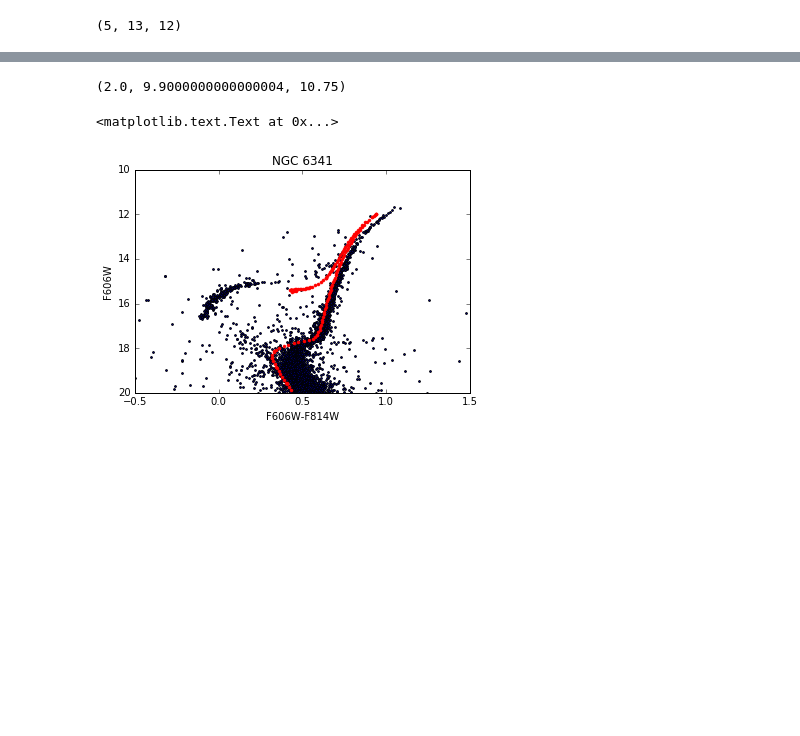
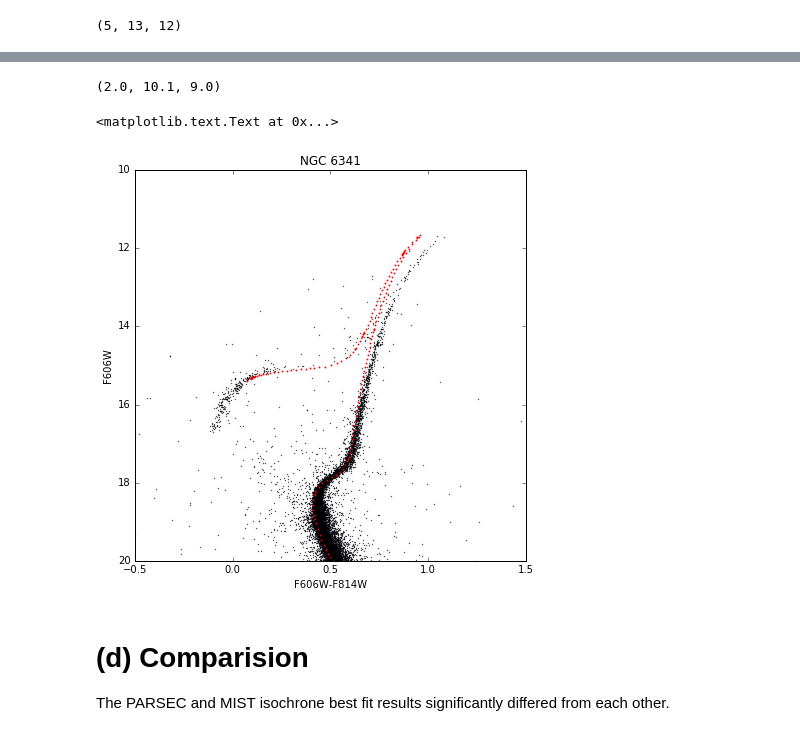
Before and after one commit to dgorthi/ay250, a Jupyter notebook: hw03/isochrone_fitting.ipynb, the cells around one changed output, grey strips where cells are left out. Cells and saved outputs as stored; diff of their text form; code cells hidden in the pictures; blank space fills up the shorter version.

```diff
--- a/hw03/isochrone_fitting.ipynb
+++ b/hw03/isochrone_fitting.ipynb
@@ -92,15 +107,11 @@ color = data[0]-data[1]
 mag = data[0]
 
 z = list(isochrones.keys())
-np.sort(z)
+z = np.sort(z)
 age = iso.ages
 D = np.arange(8,11,0.25)
 
 lsq = np.zeros([np.size(z),np.size(age),np.size(D)])
-# print (np.shape(lsq))
-# print (z)
-# print (age)
-# print (D)
 
 for i,met in enumerate(z):
     for j,ages in enumerate(age):
@@ -137,14 +158,14 @@ Through an iterative fitting process, the best fit values are:
 # %%
 f2,ax2 = plt.subplots(figsize=(10,10))
 
-c = isochrones[z_final][age_final][0]-isochrones[2.20][10.15][1]
-m = isochrones[2.20][10.15][0] -5 + 5*np.log10(dist_final*1e3)
+c = isochrones[z_final][age_final][0]-isochrones[z_final][age_final][1]
+m = isochrones[z_final][age_final][0] -5 + 5*np.log10(dist_final*1e3)
 mask = np.where(m < 20)
 mfil = m[mask]
 cfil = c[mask]
 
-ax2.scatter((data[0]-data[1]),data[0],s=2.0)
-ax2.scatter(cfil,mfil,color='red',s=3.0)
+ax2.scatter((data[0]-data[1]),data[0],s=0.5)
+ax2.scatter(cfil,mfil,color='red',s=1.0)
 ax2.set_ylim(20,10)
 ax2.set_xlim(-0.5,1.5)
 ax2.set_xlabel(r'F606W-F814W')
@@ -227,8 +231,8 @@ for i,met in enumerate(z):
         for k,dist in enumerate(D):
             m = np.copy(parsec_isos[met][ages][0])
             m += -5 + 5*np.log10(dist*1e3) + 0.034
-
-            mask = np.where(m < 20)
+## Fit only the turn off of the MS and see if the fit is any better.
+            mask = np.where((m < 20) & (m>17))
             mfil = m[mask]
             cfil = c[mask]
 
@@ -246,23 +262,27 @@ age_final = age[idx[1][0]]
 dist_final = D[idx[2][0]]
 print (z_final,age_final,dist_final)
 # %% [output]
-(2.0, 9.9000000000000004, 10.75)
+(2.0, 10.1, 9.0)
 # %%
-f3,ax3 = plt.subplots(1,1)
+f3,ax3 = plt.subplots(figsize=(7,7))
 
 c = parsec_isos[z_final][age_final][0]-parsec_isos[z_final][age_final][1]
 m = parsec_isos[z_final][age_final][0] -5 + 5*np.log10(dist_final*1e3)
 mask = np.where(m < 20)
 mfil = m[mask]
 cfil = c[mask]
 
-ax3.scatter((data[0]-data[1]),data[0],s=3.0)
-ax3.plot(cfil,mfil,'r.')
+ax3.scatter((data[0]-data[1]),data[0],s=0.1)
+ax3.scatter(cfil,mfil,color='red',s=0.7)
 ax3.set_ylim(20,10)
 ax3.set_xlim(-0.5,1.5)
 ax3.set_xlabel(r'F606W-F814W')
 ax3.set_ylabel(r'F606W')
 ax3.set_title('NGC 6341')
 # %% [output]
 <matplotlib.text.Text at 0x...>
-[figure, old version]
+[figure, new version]
+# %% [markdown]
+# (d) Comparision
+
+The PARSEC and MIST isochrone best fit results significantly differed from each other.
```
Also changed, not shown: parts of 18 cells of this notebook.
